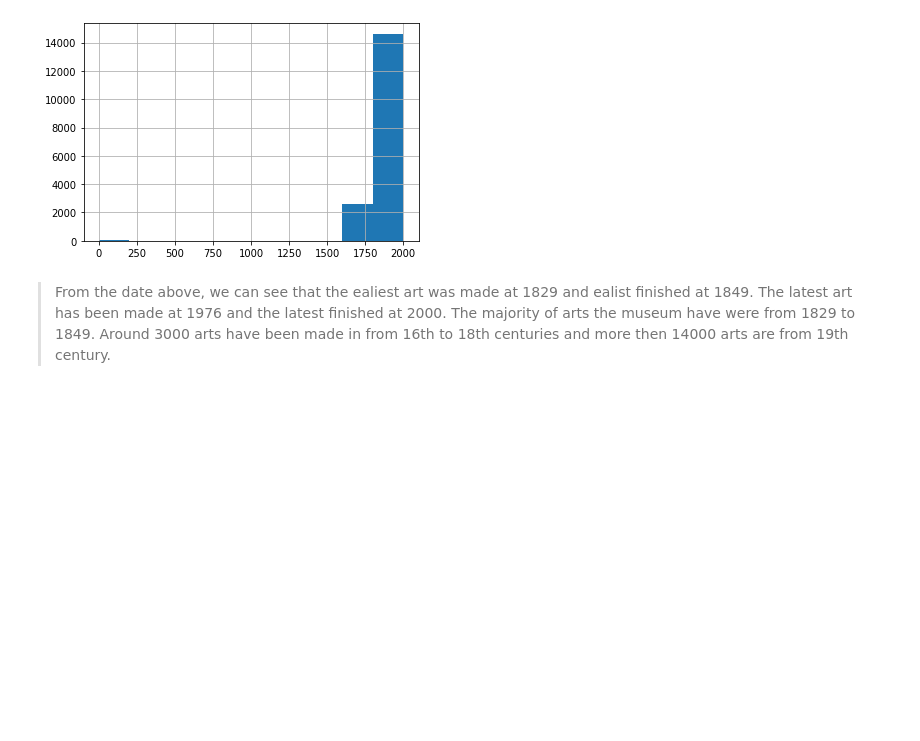
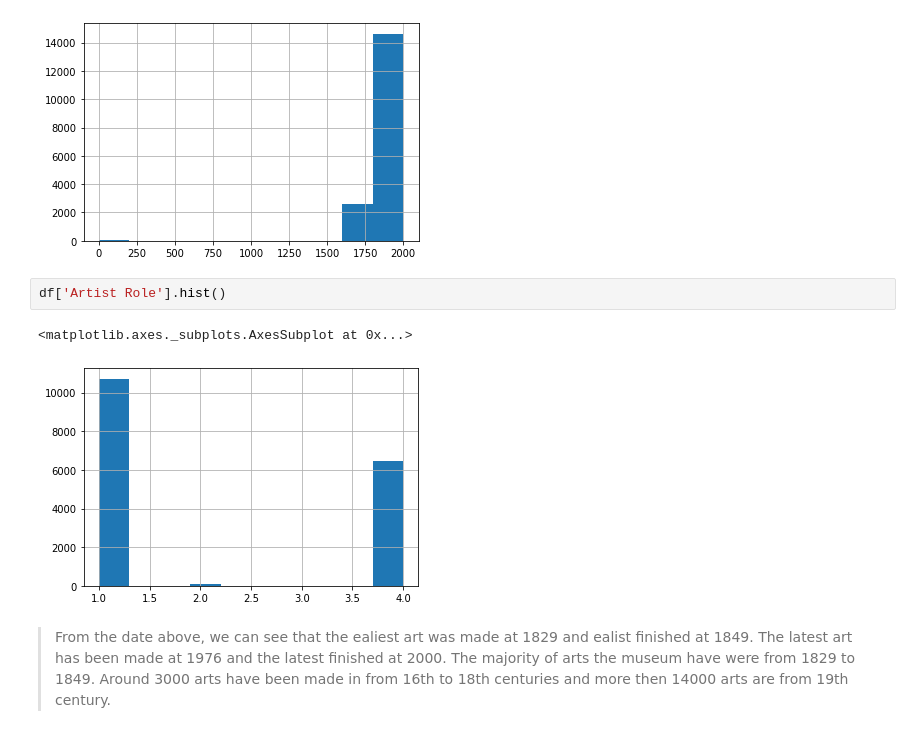
Before and after one commit to DSNortsev/CSE590-PythonAndDataAnalytics, a Jupyter notebook: Mid-term/Mid-term.ipynb, the cells around one changed output. Cells and saved outputs as stored; diff of their text form; blank space fills up the shorter version.

```diff
--- a/Mid-term/Mid-term.ipynb
+++ b/Mid-term/Mid-term.ipynb
@@ -320,6 +315,11 @@ df['Object End Date'].hist()
 # %% [output]
 <matplotlib.axes._subplots.AxesSubplot at 0x...>
 [figure]
+# %%
+df['Artist Role'].hist()
+# %% [output]
+<matplotlib.axes._subplots.AxesSubplot at 0x...>
+[figure, added]
 # %% [markdown]
 >From the date above, we can see that the ealiest art was made at 1829 and ealist finished at 1849.  The latest art has been made at 1976 and the latest finished at 2000. The majority of arts the museum have were from 1829 to 1849.
 Around 3000 arts have been made in from 16th to 18th centuries and more then 14000 arts are from 19th century.
```
Also changed, not shown: parts of 4 cells of this notebook.
